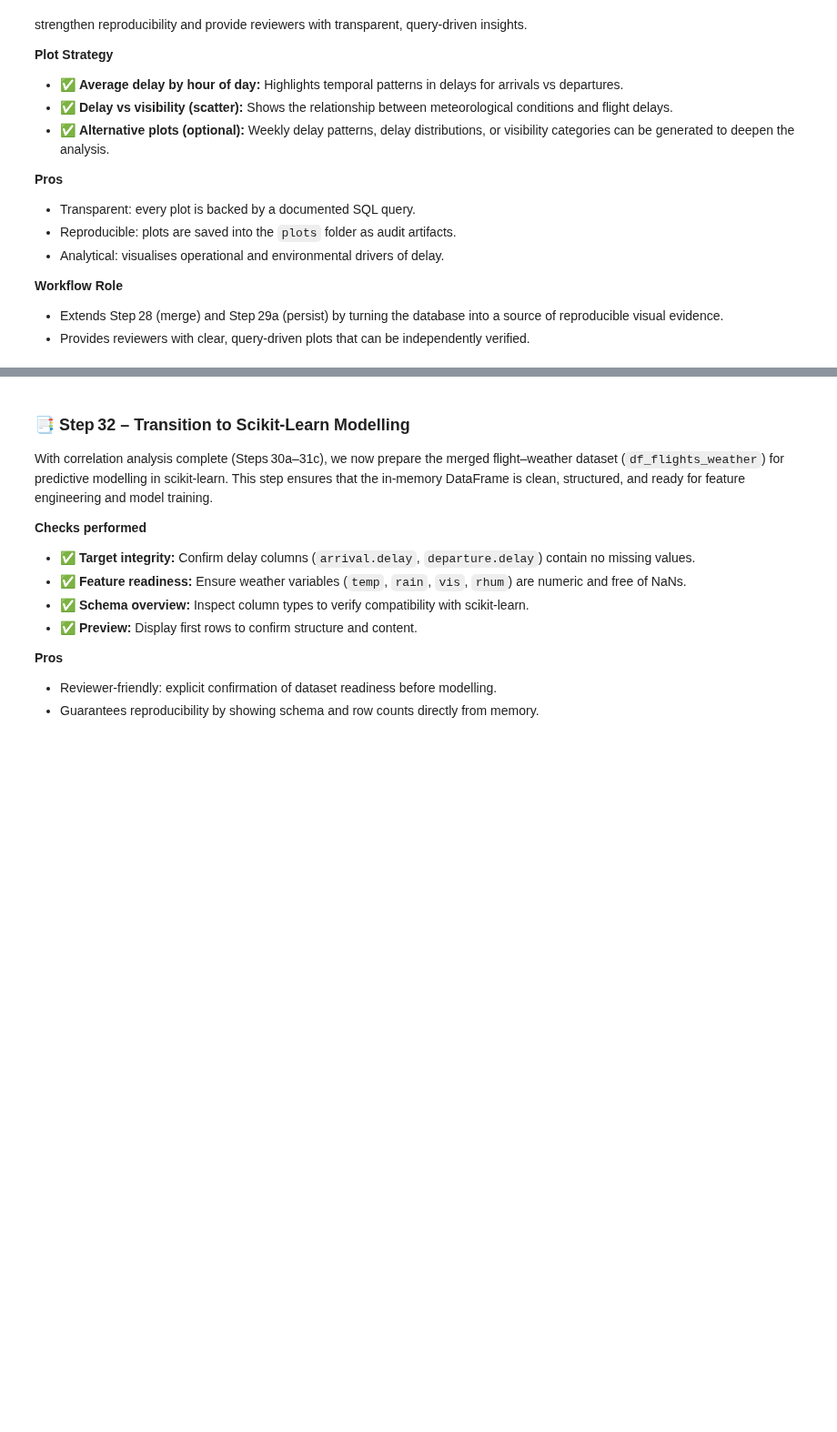
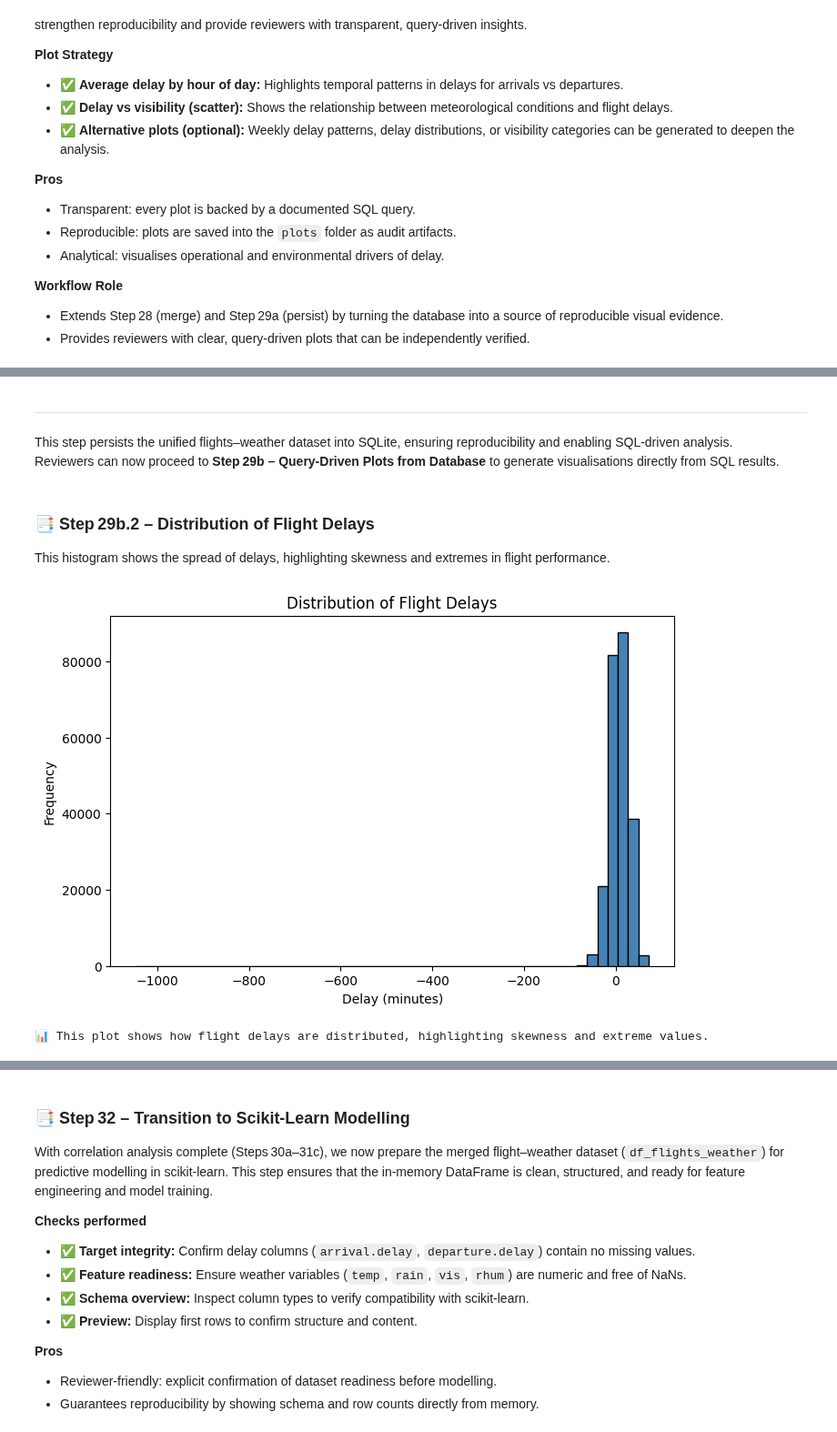
Before and after one commit to ECronin1973/programming-for-data-analytics, a Jupyter notebook: project/project.ipynb, the cells around one changed output, grey strips where cells are left out. Shown at 91% size. Drawn from its saved outputs; the diff is of its cells as text; code cells hidden in the pictures; blank space fills up the shorter version.

Commit message:
Section 5 in notebook updated with consistent explanation cells and line breaks between sections (similar to previous sections), new plots and revised numbering complete for this section

```diff
--- a/project/project.ipynb
+++ b/project/project.ipynb
@@ -3983,0 +4073,32 @@ plt.show()
+# %% [markdown]
+---
+This step persists the unified flights–weather dataset into SQLite, ensuring reproducibility and enabling SQL‑driven analysis.
+Reviewers can now proceed to **Step 29b – Query‑Driven Plots from Database** to generate visualisations directly from SQL results.
+# %% [markdown]
+### 📑 Step 29b.2 – Distribution of Flight Delays
+This histogram shows the spread of delays, highlighting skewness and extremes in flight performance.
+# %%
+# Step 29b.2 – Distribution of Flight Delays
+
+# Reconnect to the database if needed
+conn = sqlite3.connect("dublin_airport.db")
+
+# Distribution of Flight Delays
+query = "SELECT computed_delay FROM flights_weather WHERE computed_delay IS NOT NULL;"
+df2 = pd.read_sql_query(query, conn)
+
+plt.figure(figsize=(8,5))
+plt.hist(df2['computed_delay'], bins=50, color="steelblue", edgecolor="black")
+plt.title("Distribution of Flight Delays")
+plt.xlabel("Delay (minutes)")
+plt.ylabel("Frequency")
+plt.savefig("plots/s29b_dbase_delay_distribution.png", dpi=300, bbox_inches="tight")
+plt.show()
+
+print("📊 This plot shows how flight delays are distributed, highlighting skewness and extreme values.")
+
+# Close the connection once all plots/queries are finished
+conn.close()
+# %% [output]
+[figure, added]
+📊 This plot shows how flight delays are distributed, highlighting skewness and extreme values.
```
Also changed, not shown: parts of 82 cells of this notebook, 19 other files.
